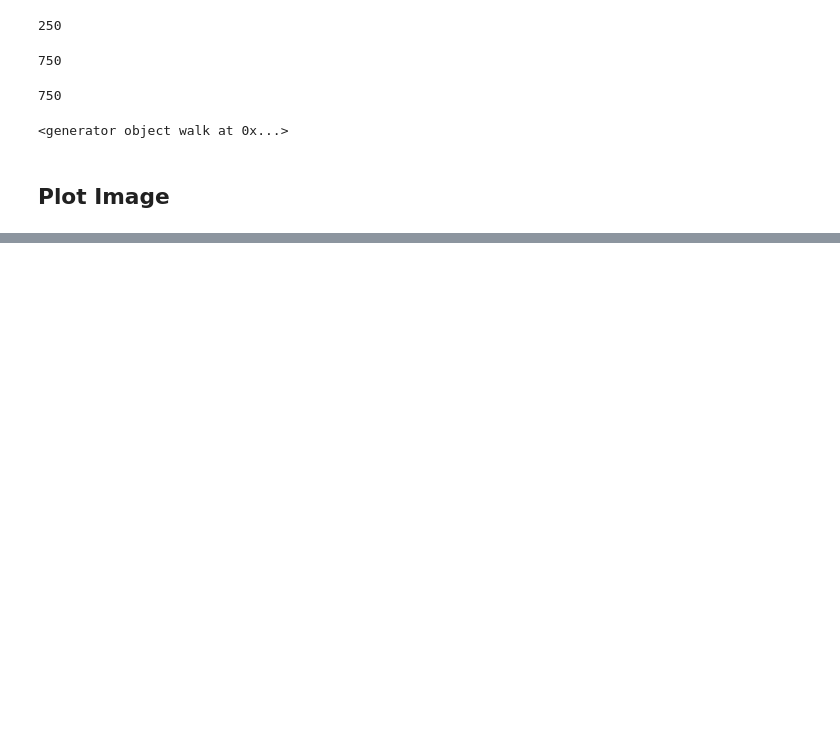
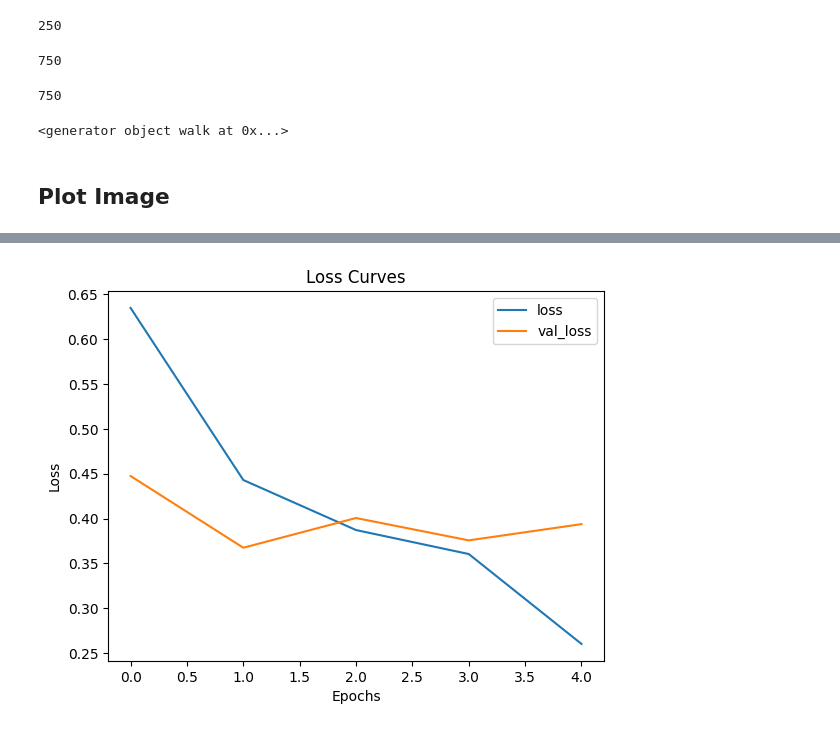
Before and after one commit to BUFONJOKER/tensorflow-zero-to-mastery, a Jupyter notebook: 03_cnn_computer_vision.ipynb, the cells around one changed output, grey strips where cells are left out. Saved outputs shown, nothing was run; the diff lists cells and outputs as text; code cells hidden in the pictures; blank space fills up the shorter version.

Commit message:
till "Using the same model as before¶"

```diff
--- a/03_cnn_computer_vision.ipynb
+++ b/03_cnn_computer_vision.ipynb
@@ -85,0 +148,4 @@ Image shape: (306, 512, 3)
+# %%
+normalization_layer = keras.layers.Rescaling(1./255)
+train_data = train_data.map(lambda x, y: (normalization_layer(x), y))
+test_data = test_data.map(lambda x, y: (normalization_layer(x), y))
@@ -85,0 +168,28 @@ Image shape: (306, 512, 3)
+# %%
+model_1 = keras.Sequential(
+    [
+        keras.layers.Input(shape=(224,224,3)),
+
+        keras.layers.Conv2D(filters=10,kernel_size=3,activation='relu'),
+        keras.layers.Conv2D(filters=10,kernel_size=3,activation='relu'),
+
+        keras.layers.MaxPooling2D(),
+
+        keras.layers.Conv2D(filters=10,kernel_size=3,activation='relu'),
+        keras.layers.Conv2D(filters=10,kernel_size=3,activation='relu'),
+
+        keras.layers.Flatten(),
+
+        keras.layers.Dense(units=1, activation='sigmoid')
+    ]
+)
+# %%
+model_1.compile(
+    loss=keras.losses.BinaryCrossentropy(),
+    optimizer=keras.optimizers.Adam(),
+    metrics=['accuracy']
+)
+# %%
+history_1 = model_1.fit(
+    train_data, epochs=5, steps_per_epoch=len(train_data), validation_data=test_data, validation_steps=len(test_data)
+)
@@ -85,0 +207,10 @@ Image shape: (306, 512, 3)
+# %%
+plt.plot(history_1.history['loss'], label='loss')
+plt.plot(history_1.history['val_loss'], label='val_loss')
+plt.title('Loss Curves')
+plt.xlabel('Epochs')
+plt.ylabel('Loss')
+plt.legend()
+plt.show()
+# %% [output]
+[figure, added]
```
Also changed, not shown: parts of 18 cells of this notebook.
